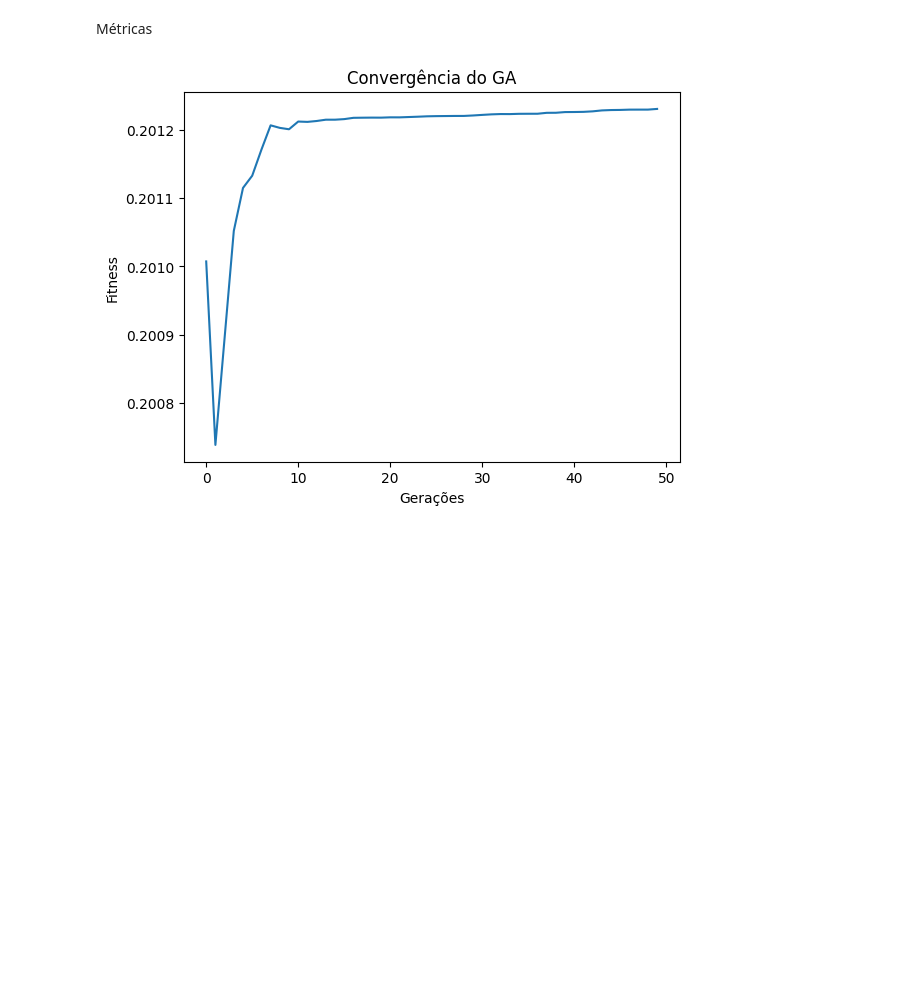
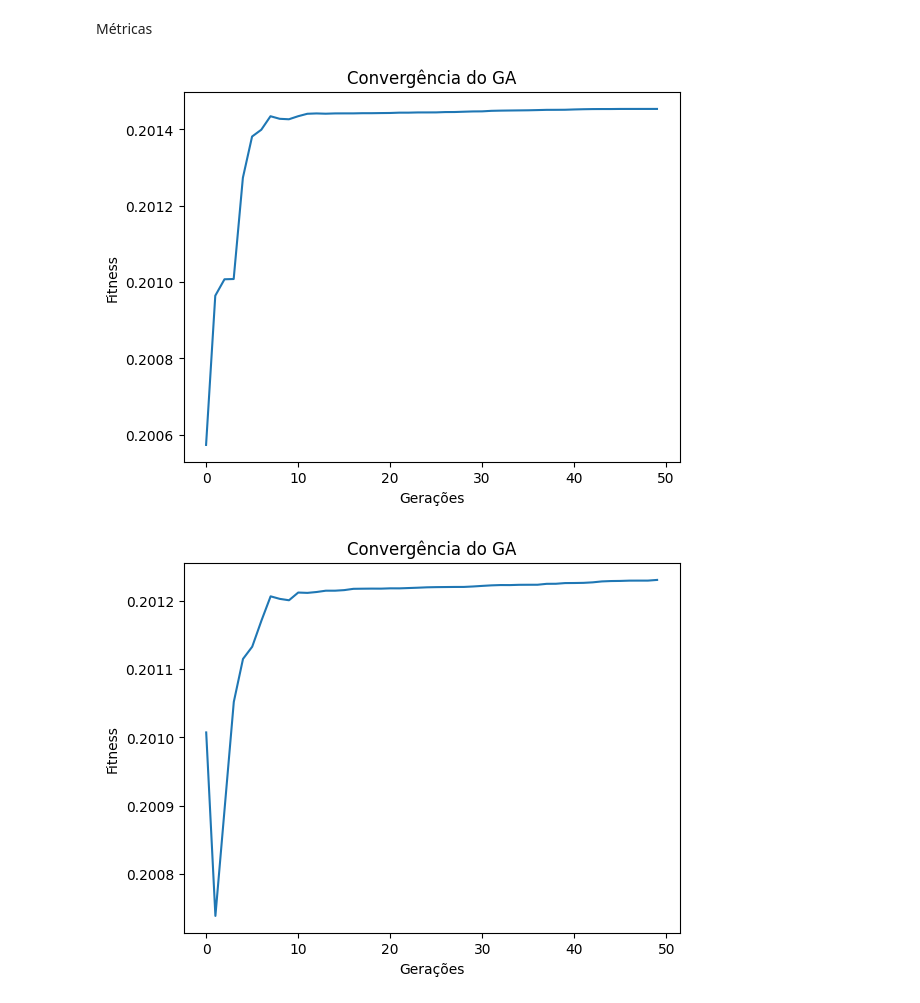
Before and after one commit to tmnds/ga_forecast, a Jupyter notebook: call_forecast.ipynb, the cells around one changed output. Drawn from its saved outputs; the diff is of its cells as text; code cells hidden in the pictures; blank space fills up the shorter version.

```diff
--- a/call_forecast.ipynb
+++ b/call_forecast.ipynb
@@ -107,6 +105,16 @@ y_hat = P @ best_ind
 ensemble_mean = np.mean(P, axis=1)
 # %% [markdown]
 Métricas
+# %%
+import matplotlib.pyplot as plt
+
+plt.plot(best_all_fits)
+plt.xlabel("Gerações")
+plt.ylabel("Fitness")
+plt.title("Convergência do GA")
+plt.show()
+# %% [output]
+[figure, added]
 # %%
 import matplotlib.pyplot as plt
 
```
Also changed, not shown: parts of 2 cells of this notebook, 1 other file.
